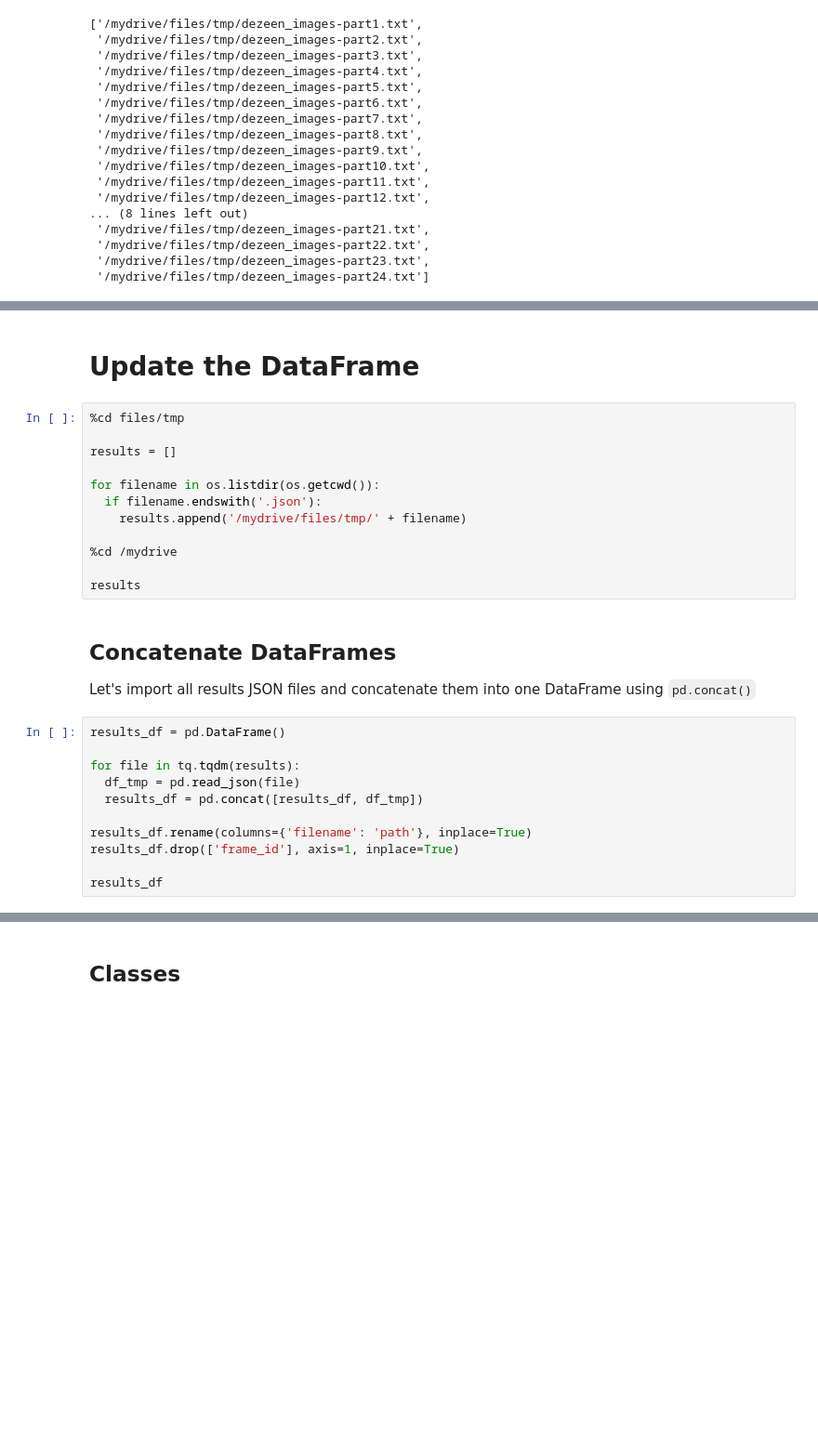
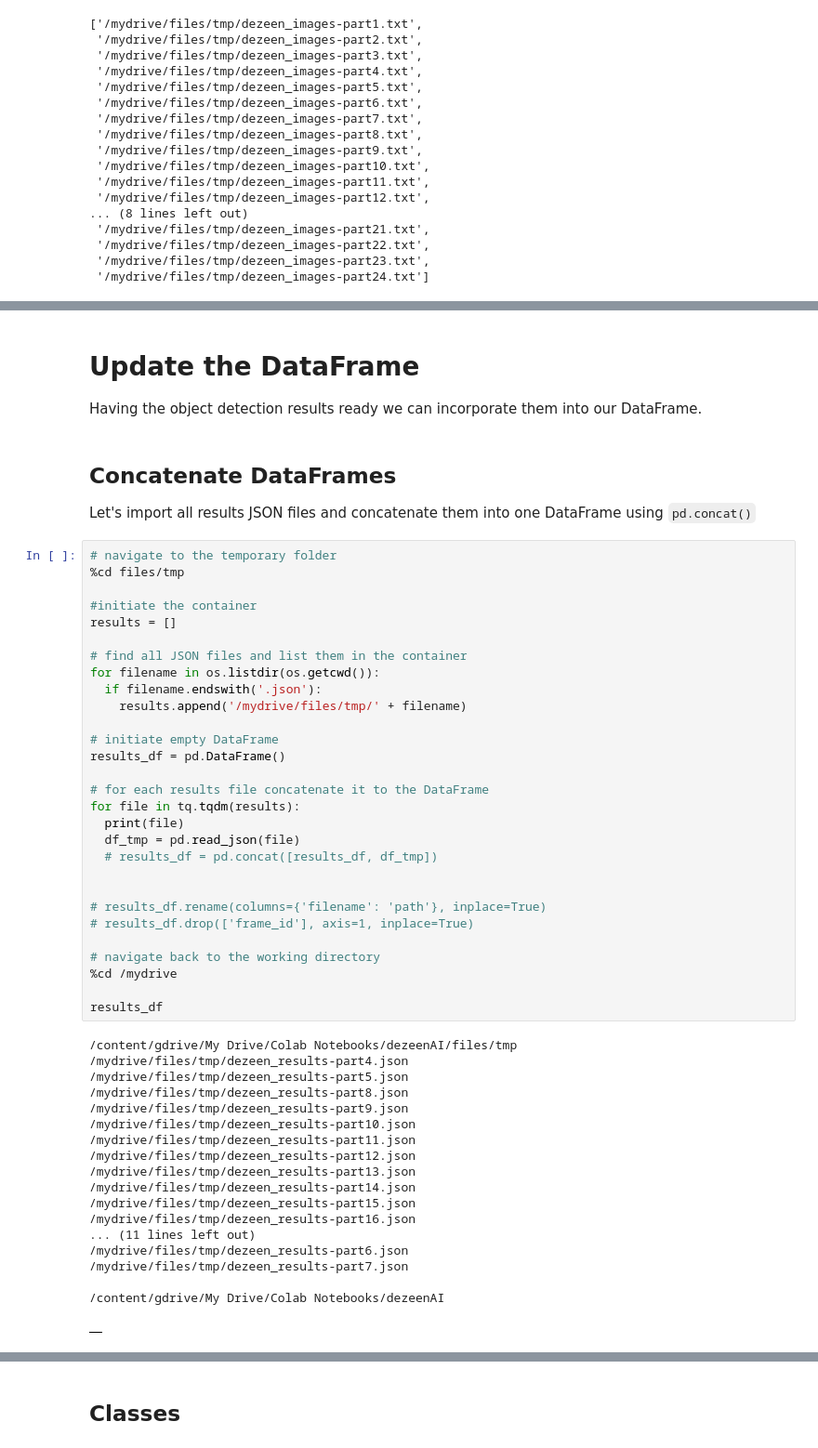
Before and after one commit to rickkk856/dezeenAI, a Jupyter notebook: 3_ObjectDetectionBasic.ipynb, the cells around one changed output, grey strips where cells are left out. Shown at 93% size. Saved outputs shown, nothing was run; the diff lists cells and outputs as text; blank space fills up the shorter version.

Commit message:
Object detection - rescan

```diff
--- a/3_ObjectDetectionBasic.ipynb
+++ b/3_ObjectDetectionBasic.ipynb
@@ -359,28 +352,54 @@ Enter Image Path:
-# %% [markdown]
-# Update the DataFrame
-# %%
-%cd files/tmp
-
-results = []
-
-for filename in os.listdir(os.getcwd()):
-  if filename.endswith('.json'):
-    results.append('/mydrive/files/tmp/' + filename)
-
-%cd /mydrive
-
-results
+# %% [markdown]
+# Update the DataFrame
+Having the object detection results ready we can incorporate them into our DataFrame.
 # %% [markdown]
 ## Concatenate DataFrames
 Let's import all results JSON files and concatenate them into one DataFrame using `pd.concat()`
 # %%
+# navigate to the temporary folder
+%cd files/tmp
+
+#initiate the container
+results = []
+
+# find all JSON files and list them in the container
+for filename in os.listdir(os.getcwd()):
+  if filename.endswith('.json'):
+    results.append('/mydrive/files/tmp/' + filename)
+
+# initiate empty DataFrame
 results_df = pd.DataFrame()
 
+# for each results file concatenate it to the DataFrame
 for file in tq.tqdm(results):
+  print(file)
   df_tmp = pd.read_json(file)
-  results_df = pd.concat([results_df, df_tmp])
+  # results_df = pd.concat([results_df, df_tmp])
 
-results_df.rename(columns={'filename': 'path'}, inplace=True)
-results_df.drop(['frame_id'], axis=1, inplace=True)
+
+# results_df.rename(columns={'filename': 'path'}, inplace=True)
+# results_df.drop(['frame_id'], axis=1, inplace=True)
+
+# navigate back to the working directory
+%cd /mydrive
 
 results_df
+# %% [output]
+/content/gdrive/My Drive/Colab Notebooks/dezeenAI/files/tmp
+/mydrive/files/tmp/dezeen_results-part4.json
+/mydrive/files/tmp/dezeen_results-part5.json
+/mydrive/files/tmp/dezeen_results-part8.json
+/mydrive/files/tmp/dezeen_results-part9.json
+/mydrive/files/tmp/dezeen_results-part10.json
+/mydrive/files/tmp/dezeen_results-part11.json
+/mydrive/files/tmp/dezeen_results-part12.json
+/mydrive/files/tmp/dezeen_results-part13.json
+/mydrive/files/tmp/dezeen_results-part14.json
+/mydrive/files/tmp/dezeen_results-part15.json
+/mydrive/files/tmp/dezeen_results-part16.json
+... (11 lines left out)
+/mydrive/files/tmp/dezeen_results-part6.json
+/mydrive/files/tmp/dezeen_results-part7.json
+
+/content/gdrive/My Drive/Colab Notebooks/dezeenAI
+|  |
```
Also changed, not shown: parts of 12 cells of this notebook, 1 other file.
